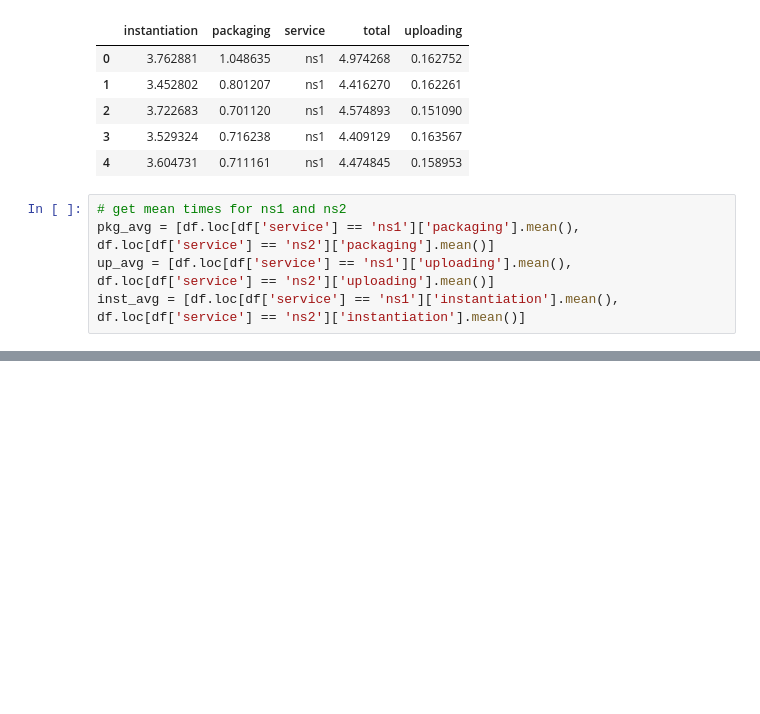
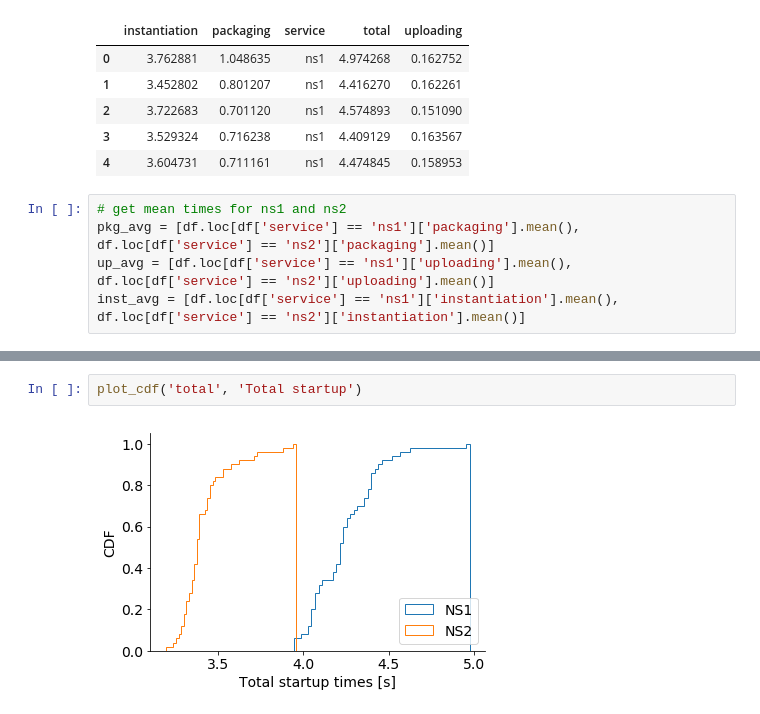
Before and after one commit to sonata-nfv/tng-industrial-pilot, a Jupyter notebook: evaluation/plot_times.ipynb, the cells around one changed output, grey strips where cells are left out. Saved outputs shown, nothing was run; the diff lists cells and outputs as text; blank space fills up the shorter version.

```diff
--- a/evaluation/plot_times.ipynb
+++ b/evaluation/plot_times.ipynb
@@ -74,0 +108,4 @@ plt.show()
+# %%
+plot_cdf('total', 'Total startup')
+# %% [output]
+[figure, added]
```
Also changed, not shown: parts of 6 cells of this notebook, 5 other files.
